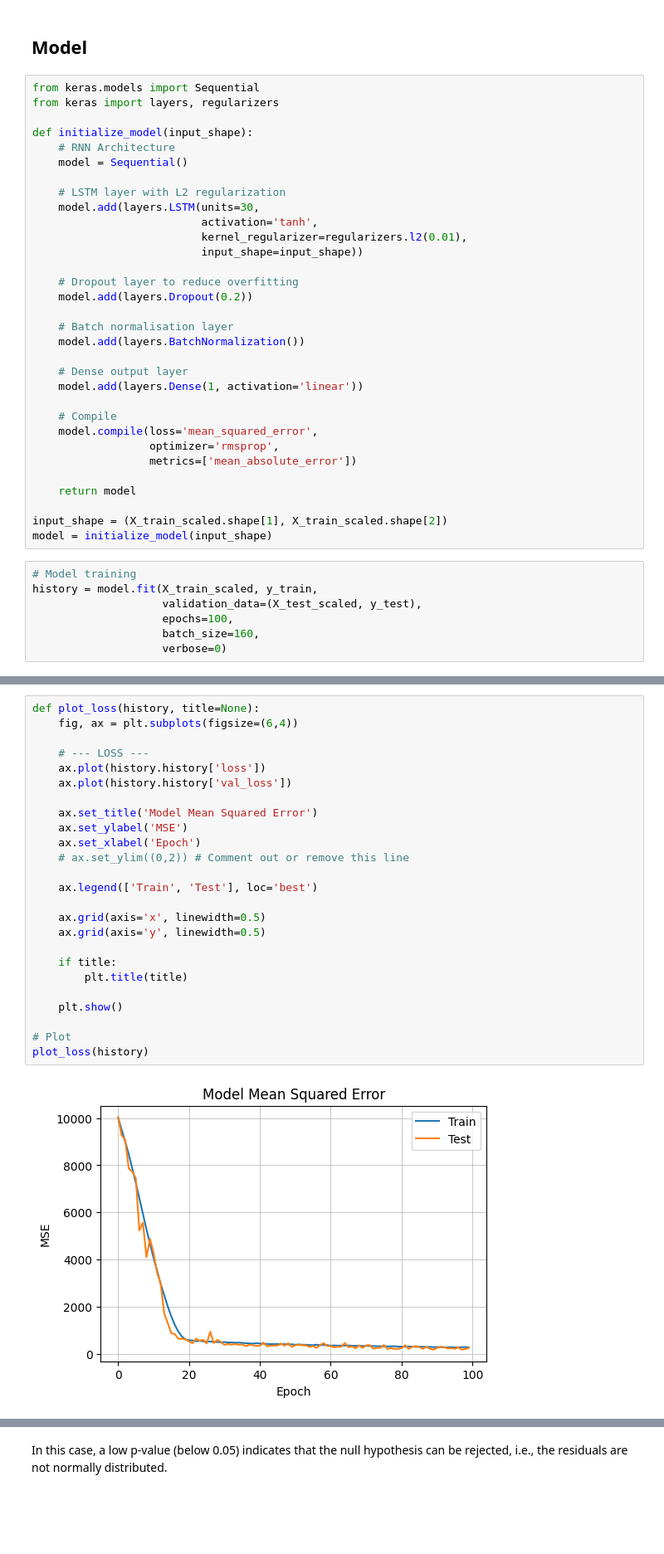
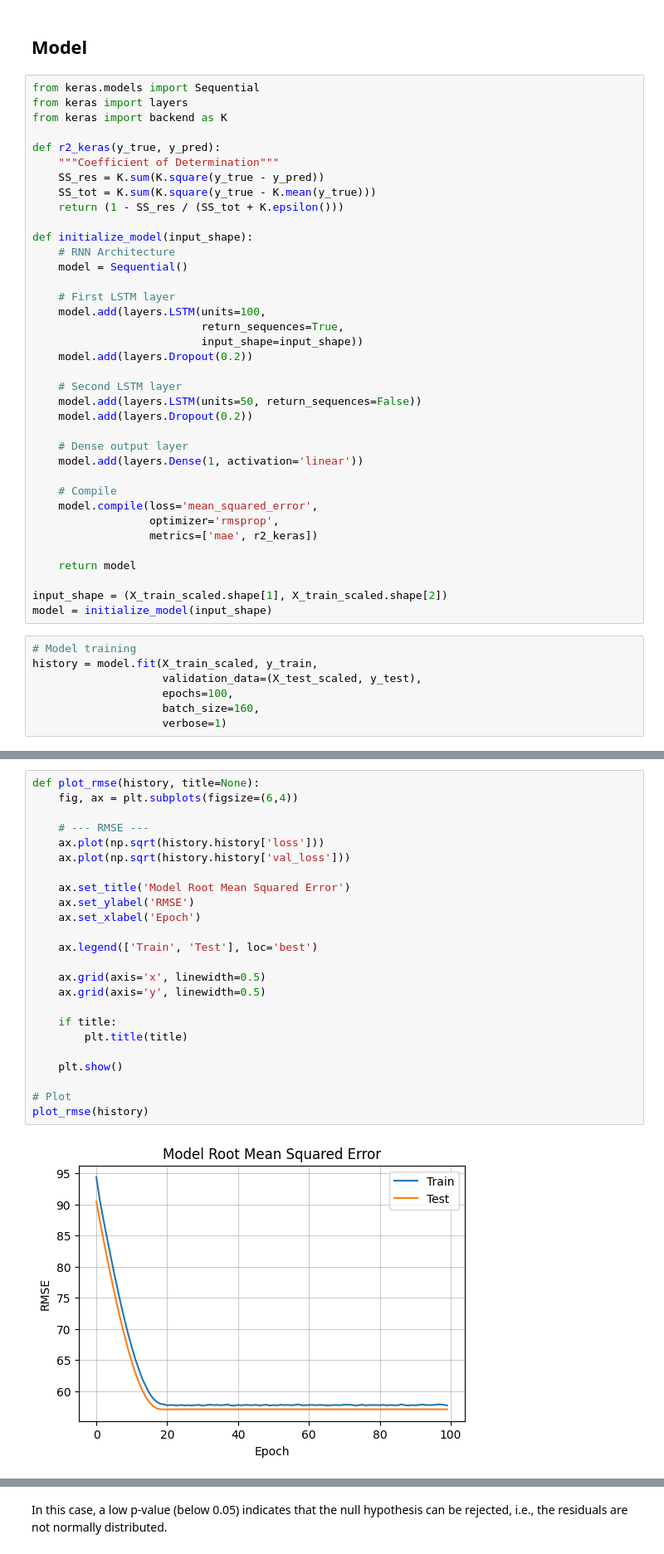
Before and after one commit to boemer00/jet-engine-degradation-prediction, a Jupyter notebook: notebooks/jet-engine-eda-Copy1.ipynb, the cells around one changed output, grey strips where cells are left out. Shown at 83% size. Drawn from its saved outputs; the diff is of its cells as text; blank space fills up the shorter version.

Commit message:
model mae 45.98

```diff
--- a/notebooks/jet-engine-eda-Copy1.ipynb
+++ b/notebooks/jet-engine-eda-Copy1.ipynb
@@ -369,23 +372,28 @@ X_test_scaled = X_test_reshaped_scaled.reshape(X_test.shape)
 ## Model
 # %%
 from keras.models import Sequential
-from keras import layers, regularizers
+from keras import layers
+from keras import backend as K
+
+def r2_keras(y_true, y_pred):
+    """Coefficient of Determination"""
+    SS_res = K.sum(K.square(y_true - y_pred))
+    SS_tot = K.sum(K.square(y_true - K.mean(y_true)))
+    return (1 - SS_res / (SS_tot + K.epsilon()))
 
 def initialize_model(input_shape):
     # RNN Architecture
     model = Sequential()
 
-    # LSTM layer with L2 regularization
-    model.add(layers.LSTM(units=30,
-                          activation='tanh',
-                          kernel_regularizer=regularizers.l2(0.01),
+    # First LSTM layer
+    model.add(layers.LSTM(units=100,
+                          return_sequences=True,
                           input_shape=input_shape))
-
-    # Dropout layer to reduce overfitting
     model.add(layers.Dropout(0.2))
 
-    # Batch normalisation layer
-    model.add(layers.BatchNormalization())
+    # Second LSTM layer
+    model.add(layers.LSTM(units=50, return_sequences=False))
+    model.add(layers.Dropout(0.2))
 
     # Dense output layer
     model.add(layers.Dense(1, activation='linear'))
@@ -393,7 +401,7 @@ def initialize_model(input_shape):
     # Compile
     model.compile(loss='mean_squared_error',
                   optimizer='rmsprop',
-                  metrics=['mean_absolute_error'])
+                  metrics=['mae', r2_keras])
 
     return model
 
@@ -405,4 +413,4 @@ history = model.fit(X_train_scaled, y_train,
                     validation_data=(X_test_scaled, y_test),
                     epochs=100,
                     batch_size=160,
-                    verbose=0)
+                    verbose=1)
@@ -413,30 +417,29 @@ history
 # %%
-def plot_loss(history, title=None):
+def plot_rmse(history, title=None):
     fig, ax = plt.subplots(figsize=(6,4))
 
-    # --- LOSS ---
-    ax.plot(history.history['loss'])
-    ax.plot(history.history['val_loss'])
+    # --- RMSE ---
+    ax.plot(np.sqrt(history.history['loss']))
+    ax.plot(np.sqrt(history.history['val_loss']))
 
-    ax.set_title('Model Mean Squared Error')
-    ax.set_ylabel('MSE')
+    ax.set_title('Model Root Mean Squared Error')
+    ax.set_ylabel('RMSE')
     ax.set_xlabel('Epoch')
-    # ax.set_ylim((0,2)) # Comment out or remove this line
 
     ax.legend(['Train', 'Test'], loc='best')
 
     ax.grid(axis='x', linewidth=0.5)
     ax.grid(axis='y', linewidth=0.5)
 
     if title:
         plt.title(title)
 
     plt.show()
 
 # Plot
-plot_loss(history)
+plot_rmse(history)
 # %% [output]
-[figure, old version]
+[figure, new version]
 # %%
 # Get predictions
 y_train_pred = model.predict(X_train_scaled)
```
Also changed, not shown: parts of 9 cells of this notebook.
